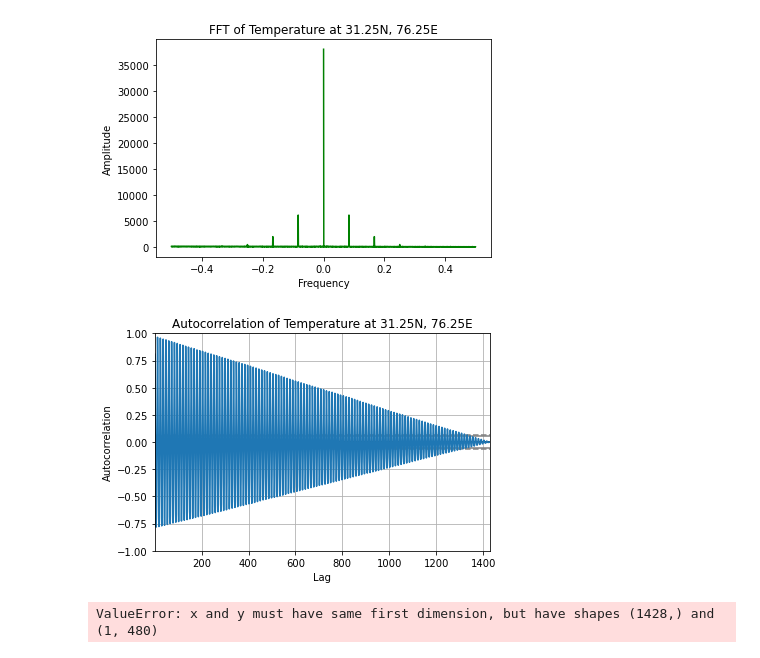
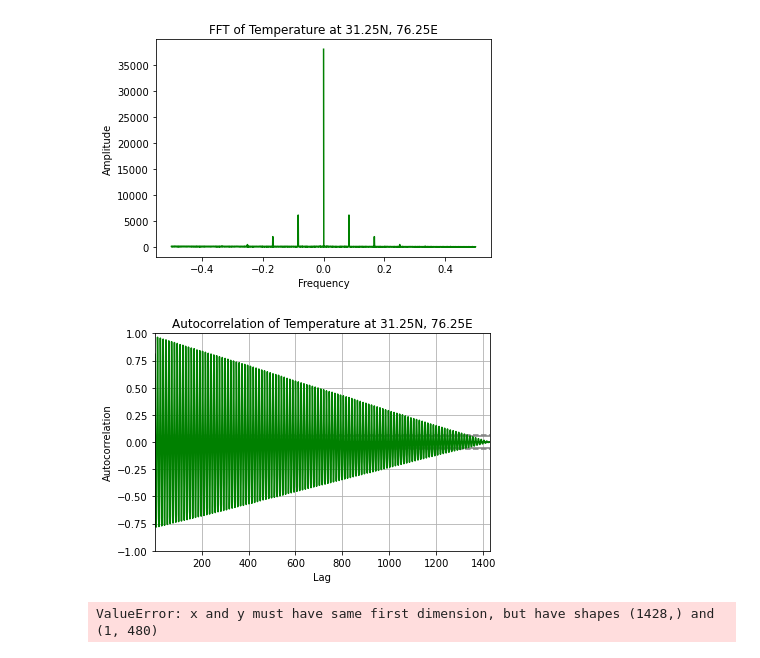
Before and after one commit to alliajagbe/time-series, a Jupyter notebook: timedata2.ipynb, the cells around one changed output. Cells and saved outputs as stored; diff of their text form; code cells hidden in the pictures.

```diff
--- a/timedata2.ipynb
+++ b/timedata2.ipynb
@@ -106,13 +106,13 @@ plt.show()
 [figure]
 # %%
 plt.close('all')
-pd.plotting.autocorrelation_plot(tasmax_location.temp.values)
+pd.plotting.autocorrelation_plot(tasmax_location.temp.values, color='g')
 plt.title('Autocorrelation of Temperature at 31.25N, 76.25E')
 plt.xlabel('Lag')
 plt.ylabel('Autocorrelation')
 plt.show()
 # %% [output]
-[figure, old version]
+[figure, new version]
 # %%
 # plotting just january temperature for each year
 plt.close('all')
```
